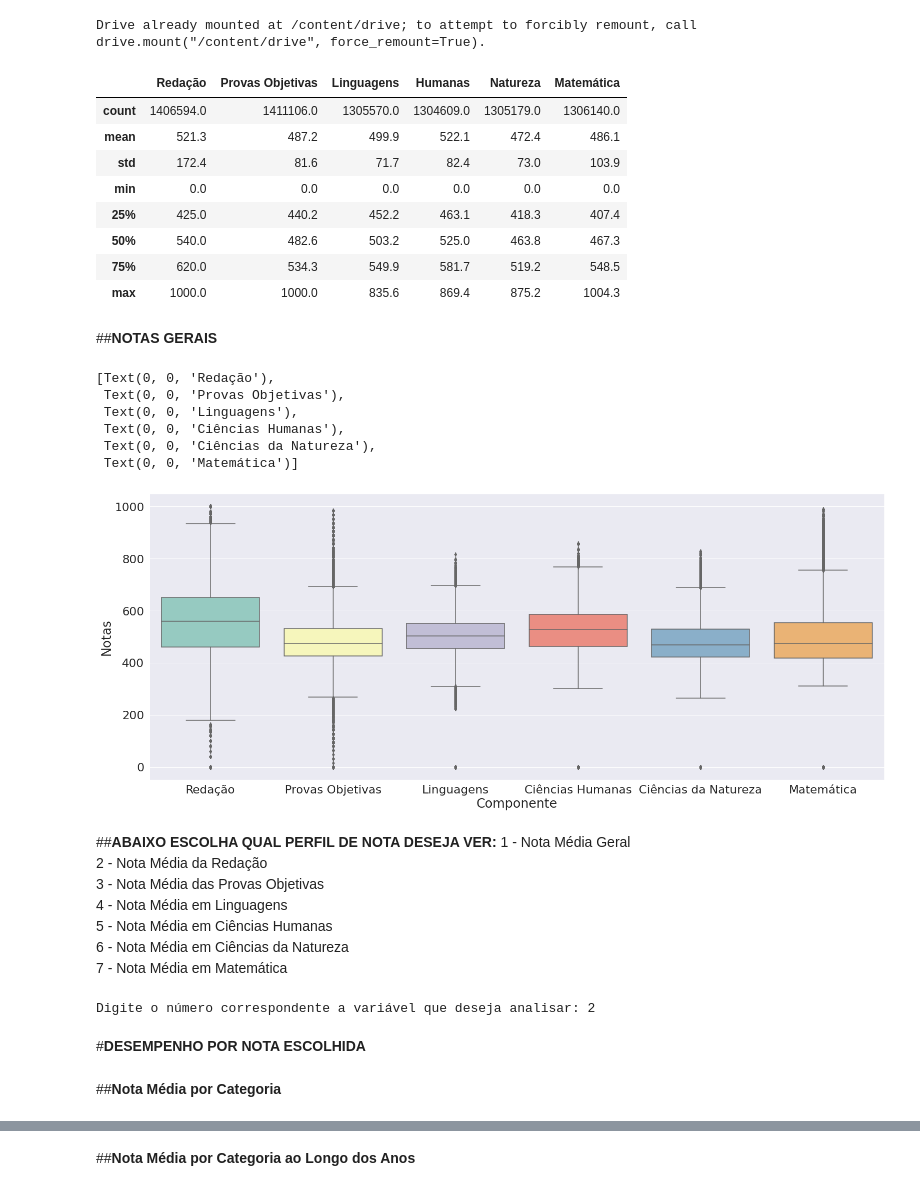
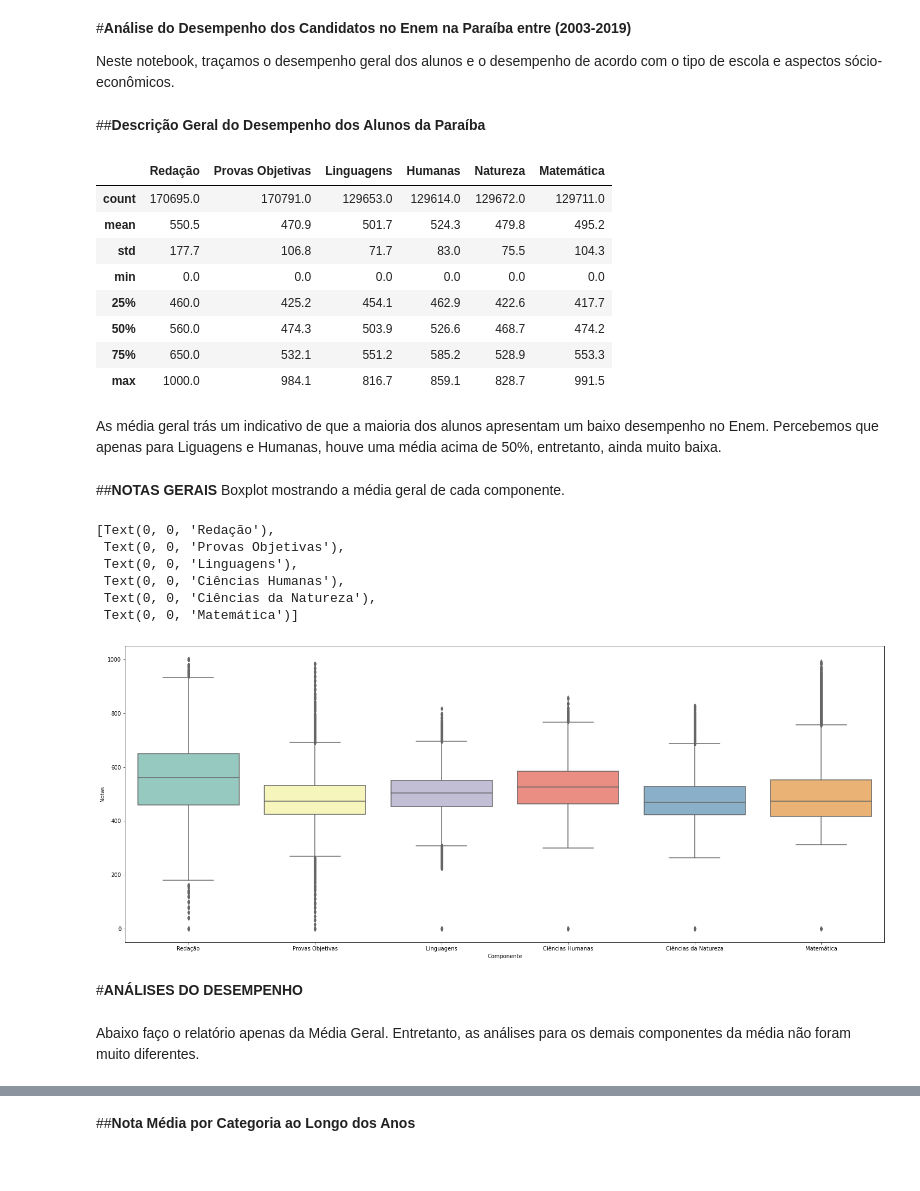
Before and after one commit to mariaeco/ICD_project_Maria, a Jupyter notebook: PerfilDesempenho_PB.ipynb, the cells around one changed output, grey strips where cells are left out. Drawn from its saved outputs; the diff is of its cells as text; code cells hidden in the pictures.

```diff
--- a/PerfilDesempenho_PB.ipynb
+++ b/PerfilDesempenho_PB.ipynb
@@ -3,9 +3,8 @@
-# %%
-#@title
-from google.colab import drive
-drive.mount('/content/drive')
-# %% [output]
-Drive already mounted at /content/drive; to attempt to forcibly remount, call drive.mount("/content/drive", force_remount=True).
+# %% [markdown]
+#**Análise do Desempenho dos Candidatos no Enem na Paraíba entre (2003-2019)**
+
+
+Neste notebook, traçamos o desempenho geral dos alunos e o desempenho de acordo com o tipo de escola e aspectos sócio-econômicos.
 # %%
 #@title
 import pandas as pd
@@ -18,16 +17,17 @@ import zipfile
 
 import warnings
 warnings.filterwarnings('ignore')
+# %% [markdown]
+##**Descrição Geral do Desempenho dos Alunos da Paraíba**
 # %%
 #@title
-dfEscola = pd.read_csv('https://github.com/mariaeco/Projeto_IntroducaoCienciasdeDados_UFPB/blob/main/DADOS/ENEM_POR_ESCOLA_PB_1998-2019.zip?raw=true', compression = 'zip', sep=',')
-dfEscola.drop([0],inplace=True) #primeira linha ta entrando com os nomes do index 'mean'(vindo da criaçao da tabela no arquivo 'ProjetoICD_OrganizacaoDadosTemporal.ipynb')
-df = pd.read_csv('/content/drive/MyDrive/Colab Notebooks/DadosEnem/ENEM_PB_1998_2019.csv',sep=',')
+#@title
+df = pd.read_csv('https://github.com/mariaeco/Projeto_ICD_UFPB_EnemPB/blob/main/DADOS/ENEM_POR_ESCOLA_PB_1998-2019.zip?raw=true', compression = 'zip', sep=',')
+df.drop([0],inplace=True) #primeira linha ta entrando com os nomes do index 'mean'(vindo da criaçao da tabela no arquivo 'ProjetoICD_OrganizacaoDadosTemporal.ipynb')
 df['Internet'] = np.where(df['Internet'] == 0, "Não", "Sim")
 df['Computador'] = np.where(df['Computador'] == 0, "Não", "Sim")
 df['Celular'] = np.where(df['Celular'] == 0, "Não", "Sim")
 
-dfEscola =dfEscola.query('NU_ANO>2002')
 df =df.query('NU_ANO>2002')
 
 sumario = df[['NU_NOTA_REDACAO','NU_NOTA_OBJETIVA','NU_NOTA_LC','NU_NOTA_CH','NU_NOTA_CN','NU_NOTA_MT']].describe().round(1)
@@ -40,56 +40,38 @@ sumario.rename(columns = {'NU_NOTA_REDACAO':'Redação',
 sumario
 # %% [output]
 |  | Redação | Provas Objetivas | Linguagens | Humanas | Natureza | Matemática |
-| count | 1406594.0 | 1411106.0 | 1305570.0 | 1304609.0 | 1305179.0 | 1306140.0 |
-| mean | 521.3 | 487.2 | 499.9 | 522.1 | 472.4 | 486.1 |
-| std | 172.4 | 81.6 | 71.7 | 82.4 | 73.0 | 103.9 |
+| count | 170695.0 | 170791.0 | 129653.0 | 129614.0 | 129672.0 | 129711.0 |
+| mean | 550.5 | 470.9 | 501.7 | 524.3 | 479.8 | 495.2 |
+| std | 177.7 | 106.8 | 71.7 | 83.0 | 75.5 | 104.3 |
 | min | 0.0 | 0.0 | 0.0 | 0.0 | 0.0 | 0.0 |
-| 25% | 425.0 | 440.2 | 452.2 | 463.1 | 418.3 | 407.4 |
-| 50% | 540.0 | 482.6 | 503.2 | 525.0 | 463.8 | 467.3 |
-| 75% | 620.0 | 534.3 | 549.9 | 581.7 | 519.2 | 548.5 |
-| max | 1000.0 | 1000.0 | 835.6 | 869.4 | 875.2 | 1004.3 |
+| 25% | 460.0 | 425.2 | 454.1 | 462.9 | 422.6 | 417.7 |
+| 50% | 560.0 | 474.3 | 503.9 | 526.6 | 468.7 | 474.2 |
+| 75% | 650.0 | 532.1 | 551.2 | 585.2 | 528.9 | 553.3 |
+| max | 1000.0 | 984.1 | 816.7 | 859.1 | 828.7 | 991.5 |
-# %% [markdown]
-##**NOTAS GERAIS**
+# %% [markdown]
+As média geral trás um indicativo de que a maioria dos alunos apresentam um baixo desempenho no Enem. Percebemos que apenas para Liguagens e Humanas, houve uma média acima de 50%, entretanto, ainda muito baixa.
+# %% [markdown]
+##**NOTAS GERAIS**
+Boxplot mostrando a média geral de cada componente.
 # %%
 #@title
-notas = dfEscola[['X_NOTA_REDACAO','X_NOTA_OBJETIVA','X_NOTA_LC','X_NOTA_CH','X_NOTA_CN','X_NOTA_MT']]
-plot_notas = pd.melt(dfEscola, id_vars=['NU_ANO'], value_vars=notas)
+
+notas = df[['NU_NOTA_REDACAO','NU_NOTA_OBJETIVA','NU_NOTA_LC','NU_NOTA_CH','NU_NOTA_CN','NU_NOTA_MT']]
+plot_notas = pd.melt(df, id_vars=['NU_ANO'], value_vars=notas)
 plot_notas.rename(columns={'value': 'Notas', 'variable':'Componente'}, inplace=True)
 
 plt.subplots(figsize=(25,10)) #fig, axes = plt.subplots(1, 2, figsize=(25, 6), gridspec_kw={'width_ratios': [1,4 ]})
 sns.set_style("white")
 sns.set(font_scale=2)
 
 # geral
 g = sns.boxplot(x="Componente",y="Notas", palette="Set3",data=plot_notas);
 g.set_xticklabels(['Redação', 'Provas Objetivas', 'Linguagens','Ciências Humanas','Ciências da Natureza','Matemática'], rotation=0)
-
-#no tempo
-#years = plot_notas.query('NU_ANO>2008')
-#sns.boxplot(ax=axes[1], x="NU_ANO", y="Notas", hue='Componente',palette="Set3",data=years);
-#sns.lineplot(ax=axes[1], x='NU_ANO', hue ='Componente', y ='Notas',linewidth = 2,data = year)
-#axes[1].set_xlabel('Ano', fontsize=18)
-#axes[1].set_ylabel('Nota Média', fontsize=18)
-#plt.legend(bbox_to_anchor=(1.05, 1), loc=2, borderaxespad=0.)
 # %% [output]
 [Text(0, 0, 'Redação'),
  Text(0, 0, 'Provas Objetivas'),
  Text(0, 0, 'Linguagens'),
  Text(0, 0, 'Ciências Humanas'),
  Text(0, 0, 'Ciências da Natureza'),
  Text(0, 0, 'Matemática')]
-[figure, old version]
+[figure, new version]
-# %% [markdown]
-##**ABAIXO ESCOLHA QUAL PERFIL DE NOTA DESEJA VER:**
-1 - Nota Média Geral\
-2 - Nota Média da Redação\
-3 - Nota Média das Provas Objetivas\
-4 - Nota Média em Linguagens\
-5 - Nota Média em Ciências Humanas\
-6 - Nota Média em Ciências da Natureza\
-7 - Nota Média em Matemática
-# %%
-#@title
-var = input('Digite o número correspondente a variável que deseja analisar: ')
-# %% [output]
-Digite o número correspondente a variável que deseja analisar: 2
@@ -119,4 +78,4 @@ elif var == '7':
-# %% [markdown]
-#**DESEMPENHO POR NOTA ESCOLHIDA**
-# %% [markdown]
-##**Nota Média por Categoria**
+# %% [markdown]
+#**ANÁLISES DO DESEMPENHO**
+# %% [markdown]
+Abaixo faço o relatório apenas da Média Geral. Entretanto, as análises para os demais componentes da média não foram muito diferentes.
```
Also changed, not shown: parts of 9 cells of this notebook.
